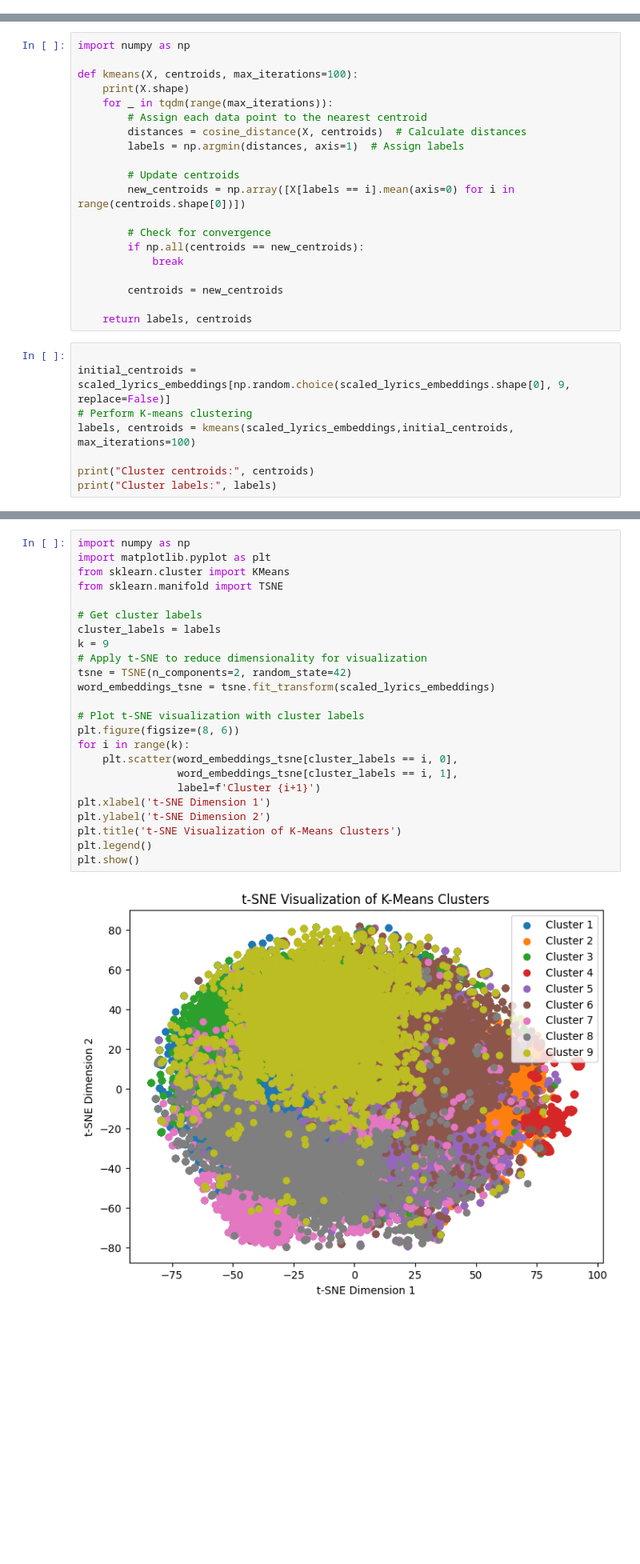
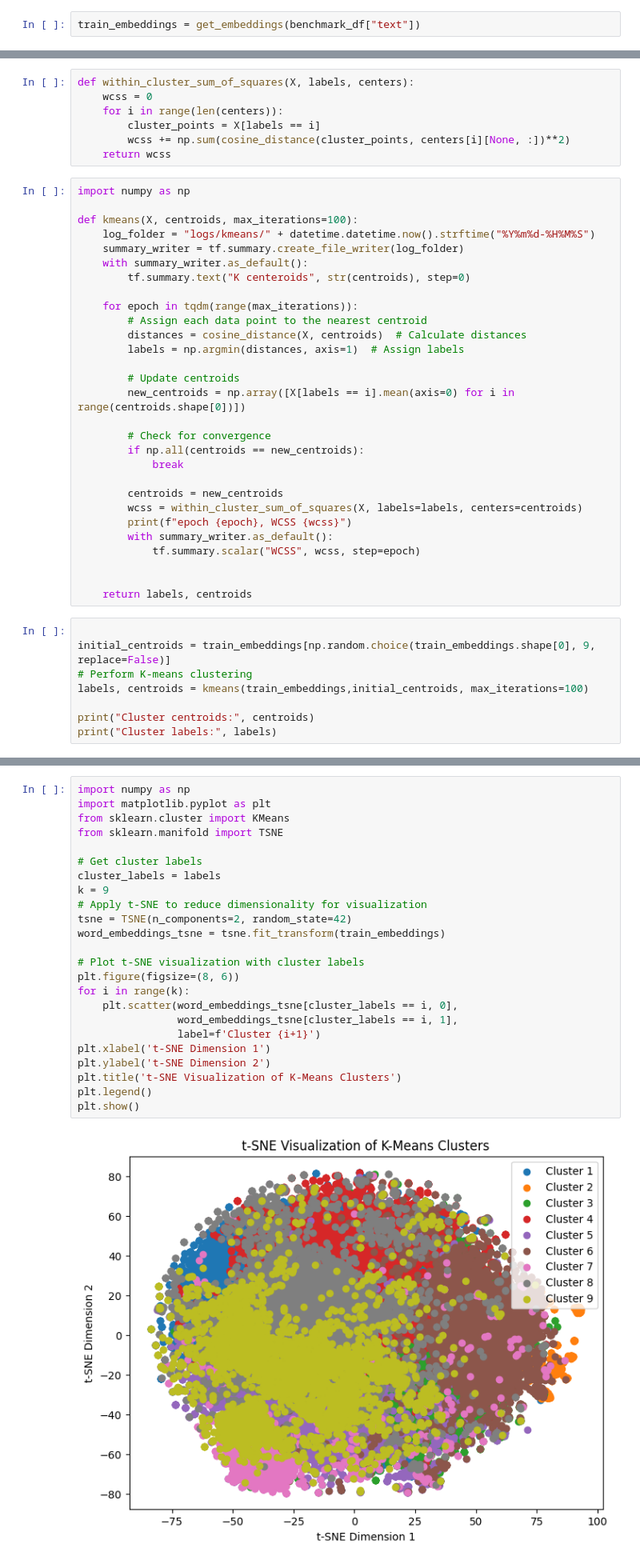
Before and after one commit to Gojo1729/AS2024, a Jupyter notebook: code/sentiment_classifier/notebooks/kmeans_training.ipynb, the cells around one changed output, grey strips where cells are left out. Shown: that part at 80% size. Drawn from its saved outputs; the diff is of its cells as text; blank space fills up the shorter version.

Commit message:
Kmeans tensorboard

```diff
--- a/code/sentiment_classifier/notebooks/kmeans_training.ipynb
+++ b/code/sentiment_classifier/notebooks/kmeans_training.ipynb
@@ -103,3 +90,5 @@ scaled_lyrics_embeddings = lyrics_embeddings / np.linalg.norm(lyrics_embeddings,
+# %%
+train_embeddings = get_embeddings(benchmark_df["text"])
 # %%
 def distance(metric: str, embedding_matrix: np.ndarray, test_vector: np.ndarray) -> np.ndarray:
     if metric == "cosine":
@@ -171,9 +122,20 @@ array([ True,  True,  True,  True,  True,  True,  True,  True,  True,
+# %%
+def within_cluster_sum_of_squares(X, labels, centers):
+    wcss = 0
+    for i in range(len(centers)):
+        cluster_points = X[labels == i]
+        wcss += np.sum(cosine_distance(cluster_points, centers[i][None, :])**2)
+    return wcss
 # %%
 import numpy as np
 
 def kmeans(X, centroids, max_iterations=100):
-    print(X.shape)
-    for _ in tqdm(range(max_iterations)):
+    log_folder = "logs/kmeans/" + datetime.datetime.now().strftime("%Y%m%d-%H%M%S")
+    summary_writer = tf.summary.create_file_writer(log_folder)
+    with summary_writer.as_default():
+        tf.summary.text("K centeroids", str(centroids), step=0)
+
+    for epoch in tqdm(range(max_iterations)):
         # Assign each data point to the nearest centroid
         distances = cosine_distance(X, centroids)  # Calculate distances
         labels = np.argmin(distances, axis=1)  # Assign labels
@@ -186,13 +148,18 @@ def kmeans(X, centroids, max_iterations=100):
             break
 
         centroids = new_centroids
+        wcss = within_cluster_sum_of_squares(X, labels=labels, centers=centroids)
+        print(f"epoch {epoch}, WCSS {wcss}")
+        with summary_writer.as_default():
+            tf.summary.scalar("WCSS", wcss, step=epoch)
+
 
     return labels, centroids
 # %%
 
-initial_centroids = scaled_lyrics_embeddings[np.random.choice(scaled_lyrics_embeddings.shape[0], 9, replace=False)]
+initial_centroids = train_embeddings[np.random.choice(train_embeddings.shape[0], 9, replace=False)]
 # Perform K-means clustering
-labels, centroids = kmeans(scaled_lyrics_embeddings,initial_centroids, max_iterations=100)
+labels, centroids = kmeans(train_embeddings,initial_centroids, max_iterations=100)
 
 print("Cluster centroids:", centroids)
 print("Cluster labels:", labels)
@@ -223,26 +184,26 @@ array([0, 1, 2, 3, 4, 5, 6, 7, 8], dtype=int64)
 # %%
 import numpy as np
 import matplotlib.pyplot as plt
 from sklearn.cluster import KMeans
 from sklearn.manifold import TSNE
 
 # Get cluster labels
 cluster_labels = labels
 k = 9
 # Apply t-SNE to reduce dimensionality for visualization
 tsne = TSNE(n_components=2, random_state=42)
-word_embeddings_tsne = tsne.fit_transform(scaled_lyrics_embeddings)
+word_embeddings_tsne = tsne.fit_transform(train_embeddings)
 
 # Plot t-SNE visualization with cluster labels
 plt.figure(figsize=(8, 6))
 for i in range(k):
     plt.scatter(word_embeddings_tsne[cluster_labels == i, 0],
                 word_embeddings_tsne[cluster_labels == i, 1],
                 label=f'Cluster {i+1}')
 plt.xlabel('t-SNE Dimension 1')
 plt.ylabel('t-SNE Dimension 2')
 plt.title('t-SNE Visualization of K-Means Clusters')
 plt.legend()
 plt.show()
 # %% [output]
-[figure, old version]
+[figure, new version]
```
Also changed, not shown: parts of 36 cells of this notebook, 16 other files.
